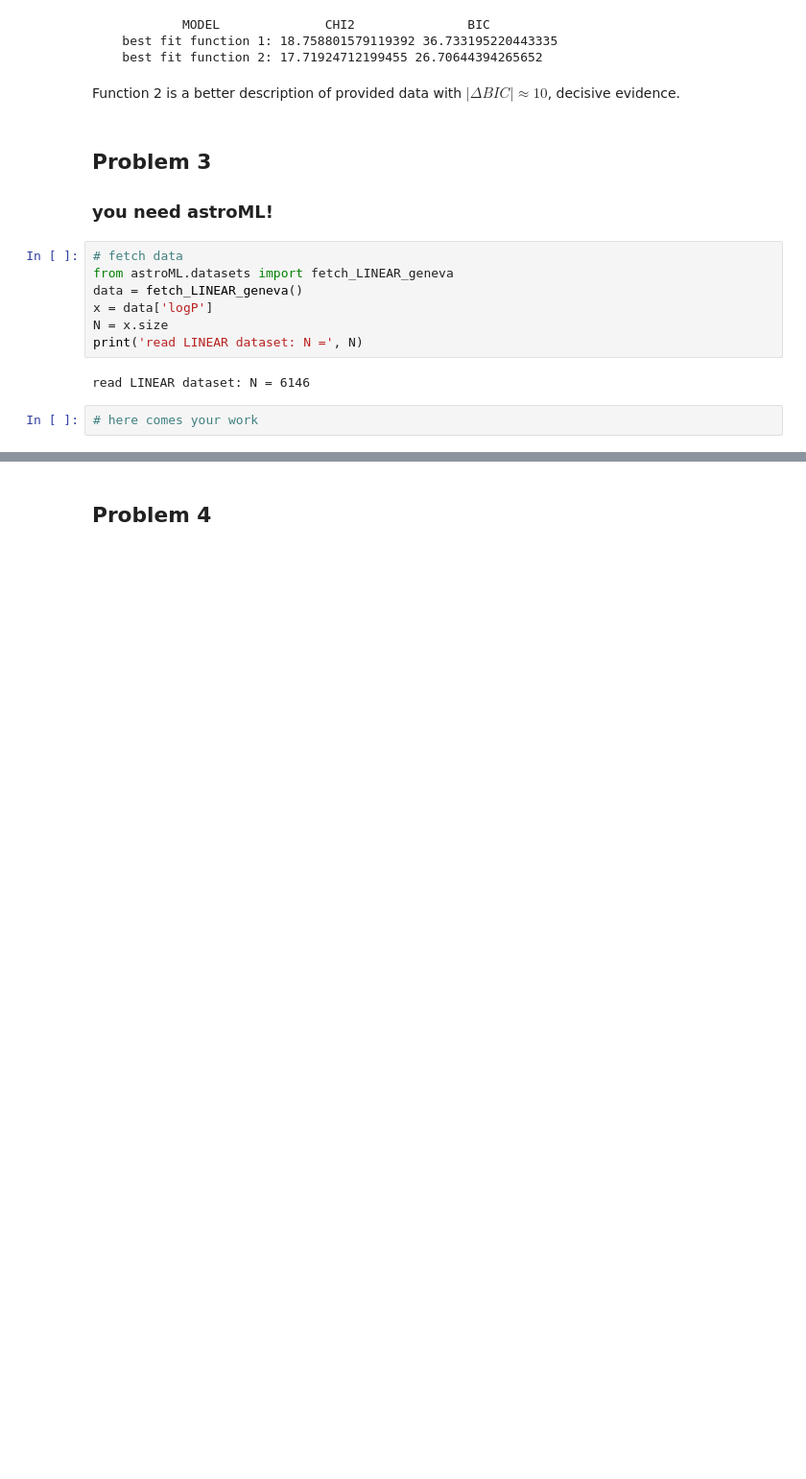
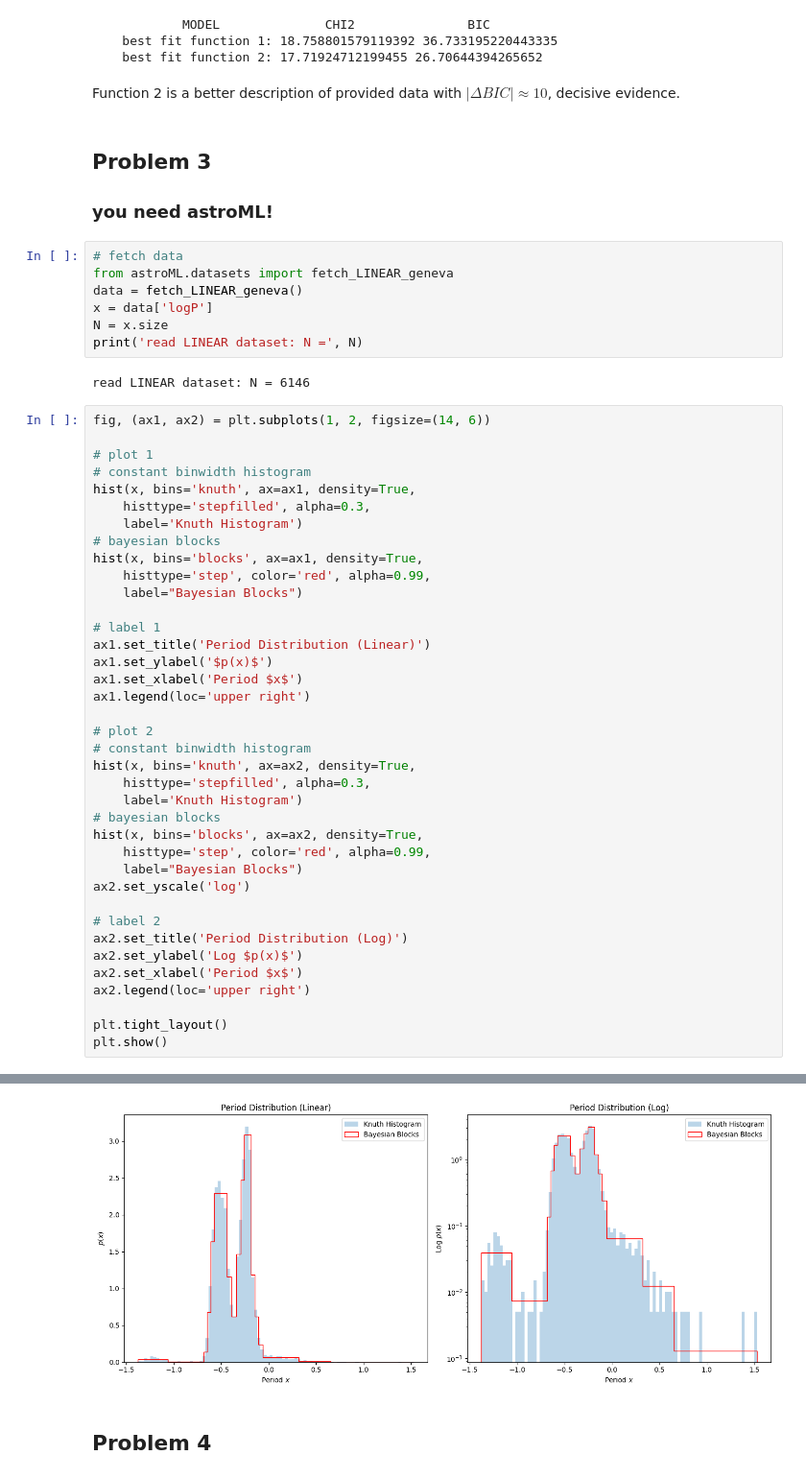
Before and after one commit to jackey-fang/astr-324-s26, a Jupyter notebook: homeworks/Astr324-S26-HW3.ipynb, the cells around one changed output, grey strips where cells are left out. Shown at 96% size. Drawn from its saved outputs; the diff is of its cells as text; blank space fills up the shorter version.

```diff
--- a/homeworks/Astr324-S26-HW3.ipynb
+++ b/homeworks/Astr324-S26-HW3.ipynb
@@ -445,5 +449,42 @@ N = x.size
 print('read LINEAR dataset: N =', N)
 # %% [output]
 read LINEAR dataset: N = 6146
-# %%
-# here comes your work
+# %%
+fig, (ax1, ax2) = plt.subplots(1, 2, figsize=(14, 6))
+
+# plot 1
+# constant binwidth histogram
+hist(x, bins='knuth', ax=ax1, density=True,
+    histtype='stepfilled', alpha=0.3,
+    label='Knuth Histogram')
+# bayesian blocks
+hist(x, bins='blocks', ax=ax1, density=True,
+    histtype='step', color='red', alpha=0.99,
+    label="Bayesian Blocks")
+
+# label 1
+ax1.set_title('Period Distribution (Linear)')
+ax1.set_ylabel('$p(x)$')
+ax1.set_xlabel('Period $x$')
+ax1.legend(loc='upper right')
+
+# plot 2
+# constant binwidth histogram
+hist(x, bins='knuth', ax=ax2, density=True,
+    histtype='stepfilled', alpha=0.3,
+    label='Knuth Histogram')
+# bayesian blocks
+hist(x, bins='blocks', ax=ax2, density=True,
+    histtype='step', color='red', alpha=0.99,
+    label="Bayesian Blocks")
+ax2.set_yscale('log')
+
+# label 2
+ax2.set_title('Period Distribution (Log)')
+ax2.set_ylabel('Log $p(x)$')
+ax2.set_xlabel('Period $x$')
+ax2.legend(loc='upper right')
+
+plt.tight_layout()
+plt.show()
+# %% [output]
@@ -450,2 +499,3 @@ read LINEAR dataset: N = 6146
+[figure, added]
 # %% [markdown]
 ## Problem 4
```
Also changed, not shown: parts of 7 cells of this notebook, 7 other files.
